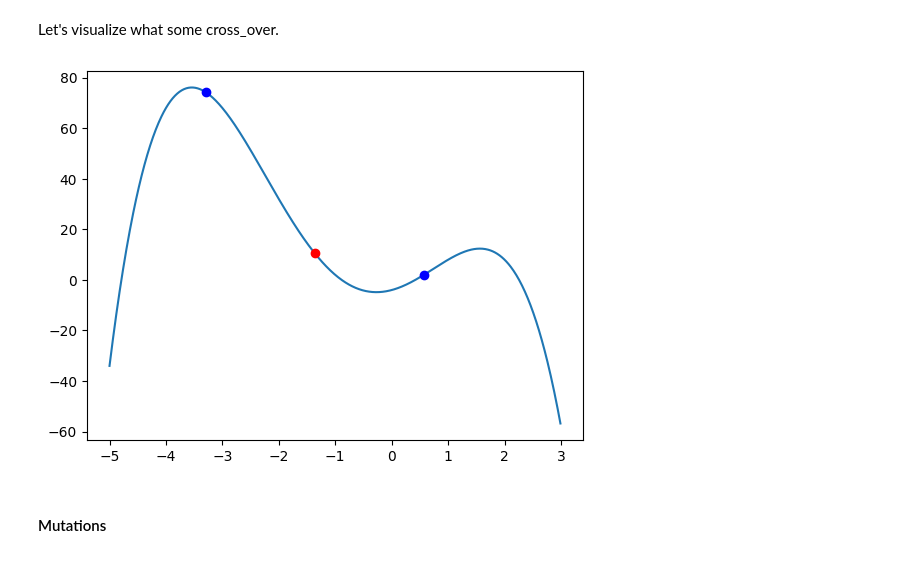
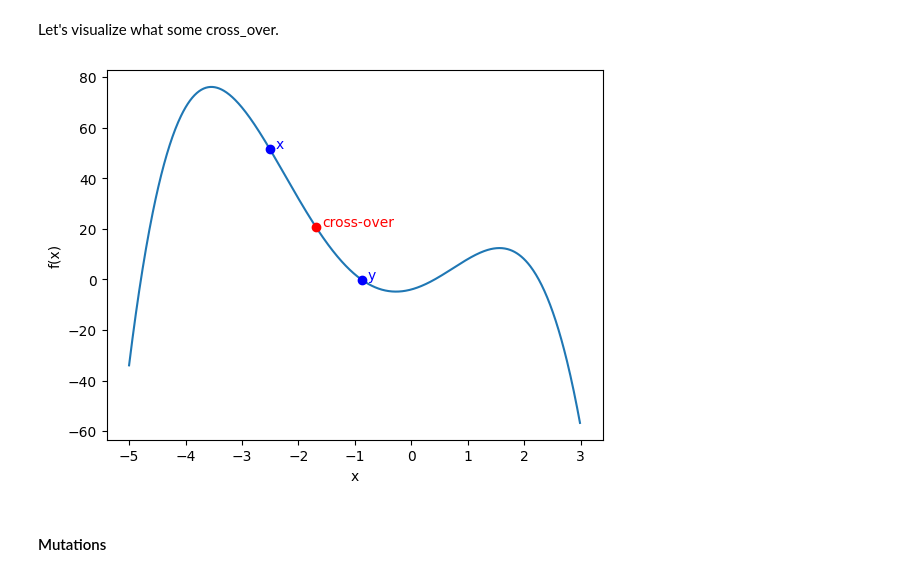
Before and after one commit to loumock/rtd-tutorial, a Jupyter notebook: docs/source/notebook/theory/galgorithm/Genetic_algorithm.ipynb, the cells around one changed output. Cells and saved outputs as stored; diff of their text form; code cells hidden in the pictures.

```diff
--- a/docs/source/notebook/theory/galgorithm/Genetic_algorithm.ipynb
+++ b/docs/source/notebook/theory/galgorithm/Genetic_algorithm.ipynb
@@ -41,6 +41,8 @@ def plot_f(show=True, f_min=f_min, f_max=f_max, ratio=100):
     x = [x/ratio for x in range(int(f_min*ratio), int(f_max*ratio))]
     y = [f(x) for x in x]
     plt.plot(x, y, "-")
+    plt.xlabel("x")
+    plt.ylabel("f(x)")
     if show:
         plt.show()
 plot_f()
@@ -135,15 +137,19 @@ Let's visualize what some cross_over.
 # %%
 x = gen_sol()
 y = gen_sol()
 z = cross_over(x, y)
 
+def plot_sol(x, color="blue", msg=""):
+    plt.plot(x.sol, x.score, 'o', color=color)
+    plt.text(x.sol+0.1, x.score+0.3, msg, color=color)
+
 plot_f(show=False)
-plt.plot(x.sol, x.score, "o", color="blue")
-plt.plot(y.sol, y.score, "o", color="blue")
-plt.plot(z.sol, z.score, "o", color="red")
+plot_sol(x, msg="x")
+plot_sol(y, msg="y")
+plot_sol(z, color="red", msg="cross-over")
 plt.show()
 # %% [output]
-[figure, old version]
+[figure, new version]
 # %% [markdown]
 #### Mutations
 # %% [markdown]
```
Also changed, not shown: parts of 19 cells of this notebook, 1 other file.
